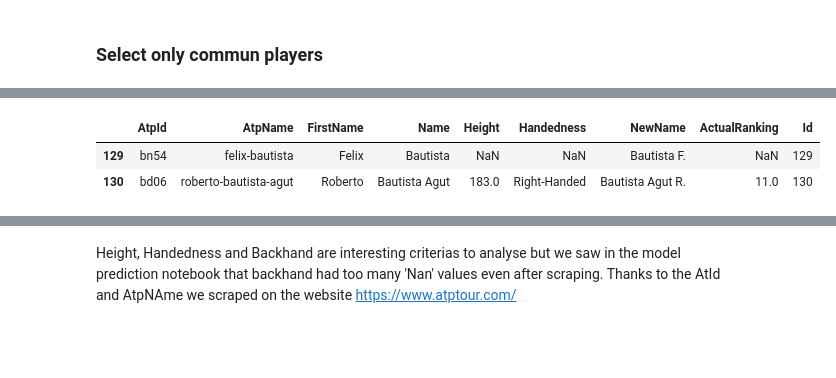
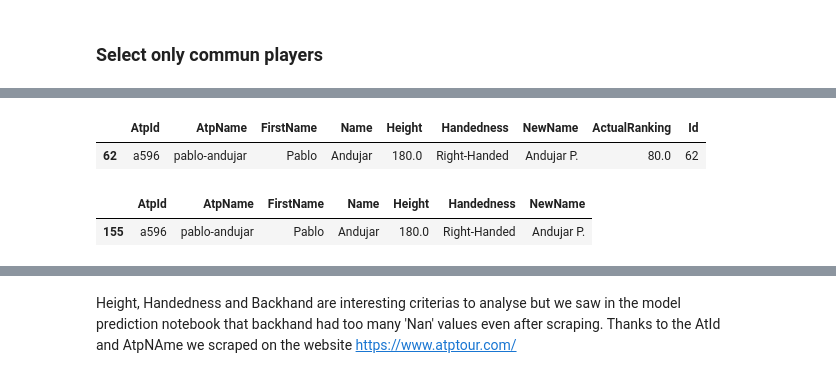
Before and after one commit to pmecchia/atp_matches, a Jupyter notebook: Clean Notebook.ipynb, the cells around one changed output, grey strips where cells are left out. Drawn from its saved outputs; the diff is of its cells as text; code cells hidden in the pictures; blank space fills up the shorter version.

```diff
--- a/Clean Notebook.ipynb
+++ b/Clean Notebook.ipynb
@@ -276,10 +247,14 @@ def UniquePlayers(df_selected_players, df_betting_players):
 # %%
 df_selected_players=UniquePlayers(df_selected_players,df_betting_players)
 # %%
-df_selected_players[df_selected_players["NewName"].str.contains("Bautista")]
+df_selected_players[df_selected_players["NewName"].str.contains("Andujar")]
 # %% [output]
 |  | AtpId | AtpName | FirstName | Name | Height | Handedness | NewName | ActualRanking | Id |
-| 129 | bn54 | felix-bautista | Felix | Bautista | NaN | NaN | Bautista F. | NaN | 129 |
-| 130 | bd06 | roberto-bautista-agut | Roberto | Bautista Agut | 183.0 | Right-Handed | Bautista Agut R. | 11.0 | 130 |
+| 62 | a596 | pablo-andujar | Pablo | Andujar | 180.0 | Right-Handed | Andujar P. | 80.0 | 62 |
+# %%
+df_players[df_players["NewName"].str.contains("Andujar")]
+# %% [output]
+|  | AtpId | AtpName | FirstName | Name | Height | Handedness | NewName |
+| 155 | a596 | pablo-andujar | Pablo | Andujar | 180.0 | Right-Handed | Andujar P. |
 # %%
 print(df_selected_players.shape)
```
Also changed, not shown: parts of 25 cells of this notebook.
